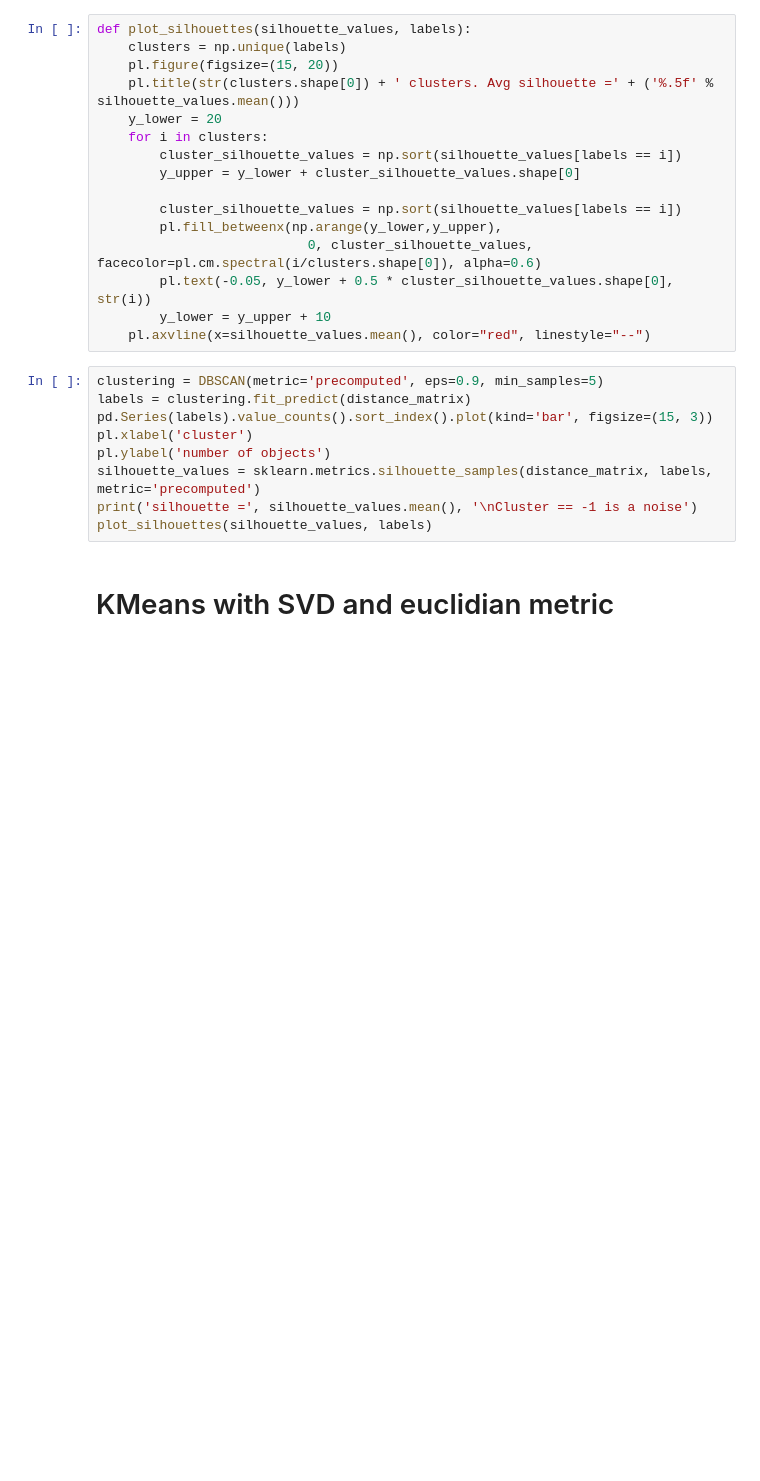
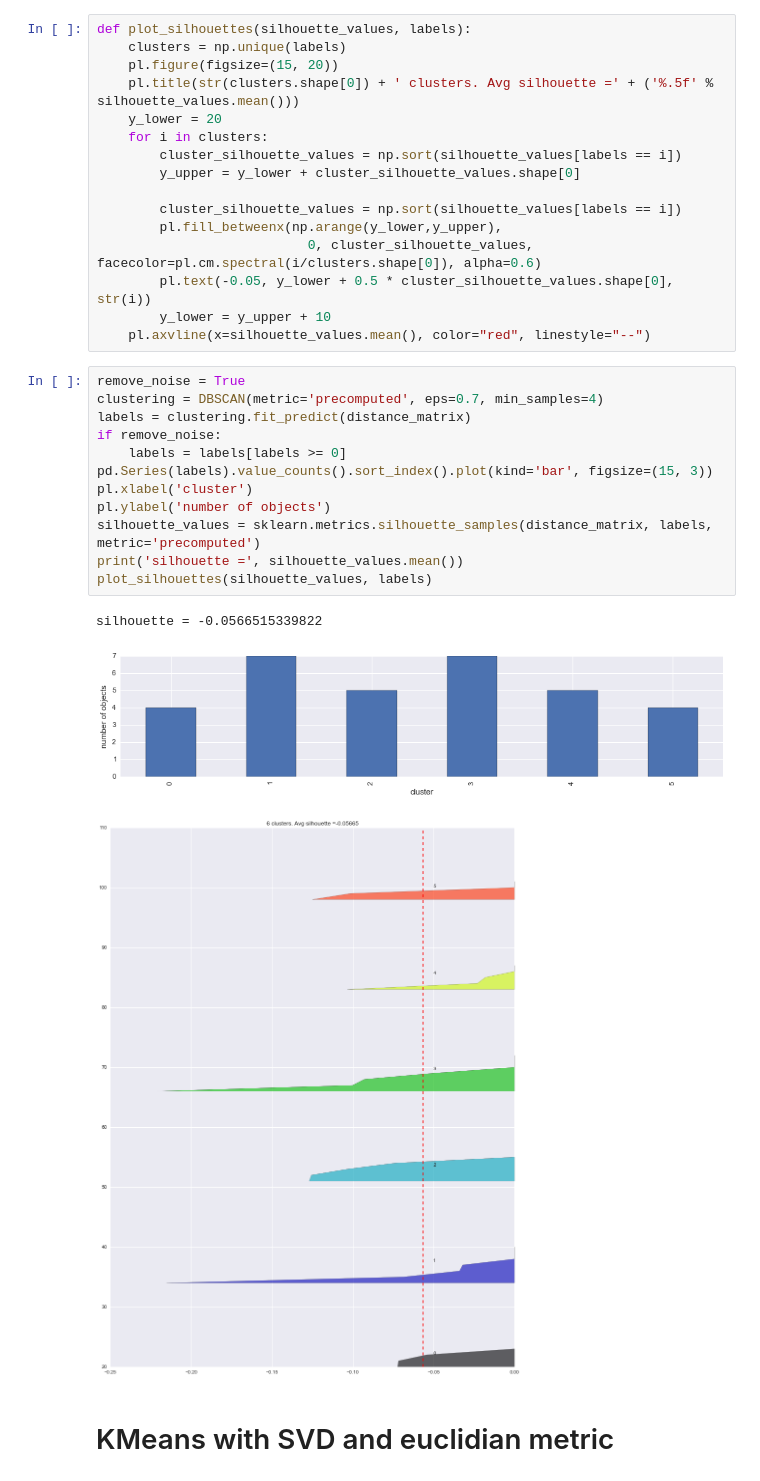
Before and after one commit to shayakhmetov/rank_corr_clustering, a Jupyter notebook: main.ipynb, the cells around one changed output. Saved outputs shown, nothing was run; the diff lists cells and outputs as text; blank space fills up the shorter version.

```diff
--- a/main.ipynb
+++ b/main.ipynb
@@ -148,14 +159,21 @@ def plot_silhouettes(silhouette_values, labels):
         y_lower = y_upper + 10
     pl.axvline(x=silhouette_values.mean(), color="red", linestyle="--")
 # %%
-clustering = DBSCAN(metric='precomputed', eps=0.9, min_samples=5)
+remove_noise = True
+clustering = DBSCAN(metric='precomputed', eps=0.7, min_samples=4)
 labels = clustering.fit_predict(distance_matrix)
+if remove_noise:
+    labels = labels[labels >= 0]
 pd.Series(labels).value_counts().sort_index().plot(kind='bar', figsize=(15, 3))
 pl.xlabel('cluster')
 pl.ylabel('number of objects')
 silhouette_values = sklearn.metrics.silhouette_samples(distance_matrix, labels, metric='precomputed')
-print('silhouette =', silhouette_values.mean(), '\nCluster == -1 is a noise')
+print('silhouette =', silhouette_values.mean())
 plot_silhouettes(silhouette_values, labels)
+# %% [output]
+silhouette = -0.0566515339822
+[figure, added]
+[figure, added]
 # %% [markdown]
 # KMeans with SVD and euclidian metric
 # %%
```
Also changed, not shown: parts of 11 cells of this notebook.
